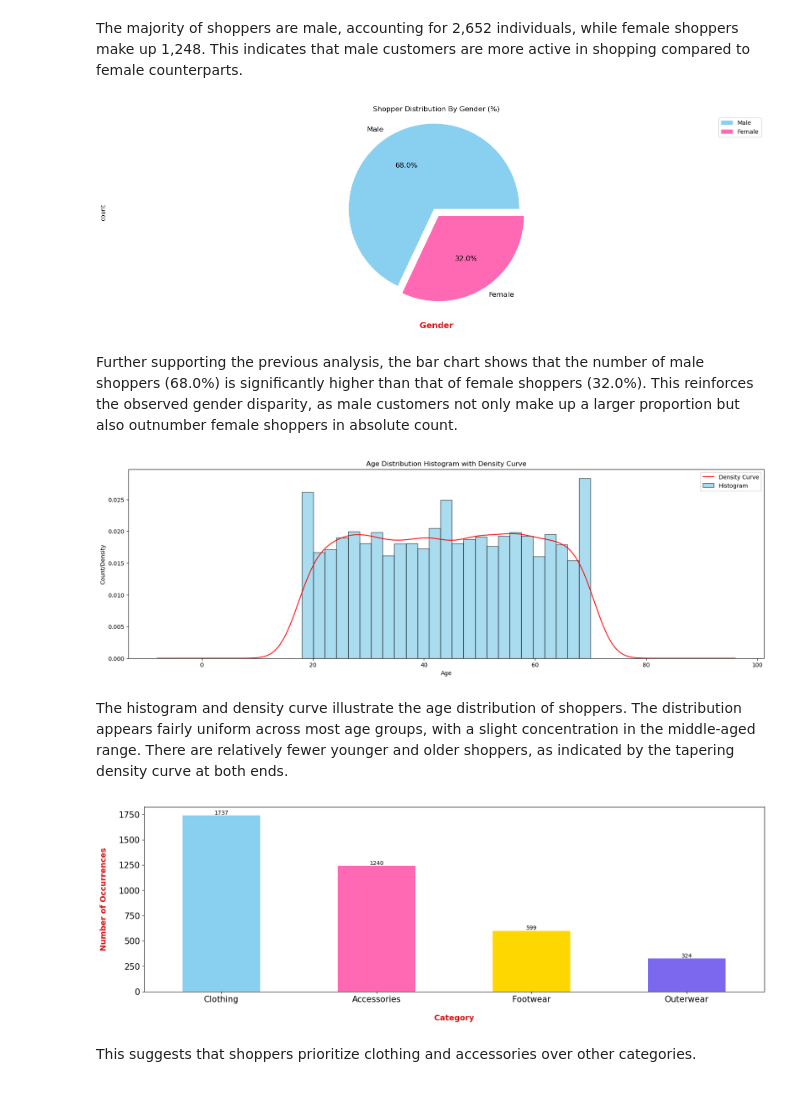
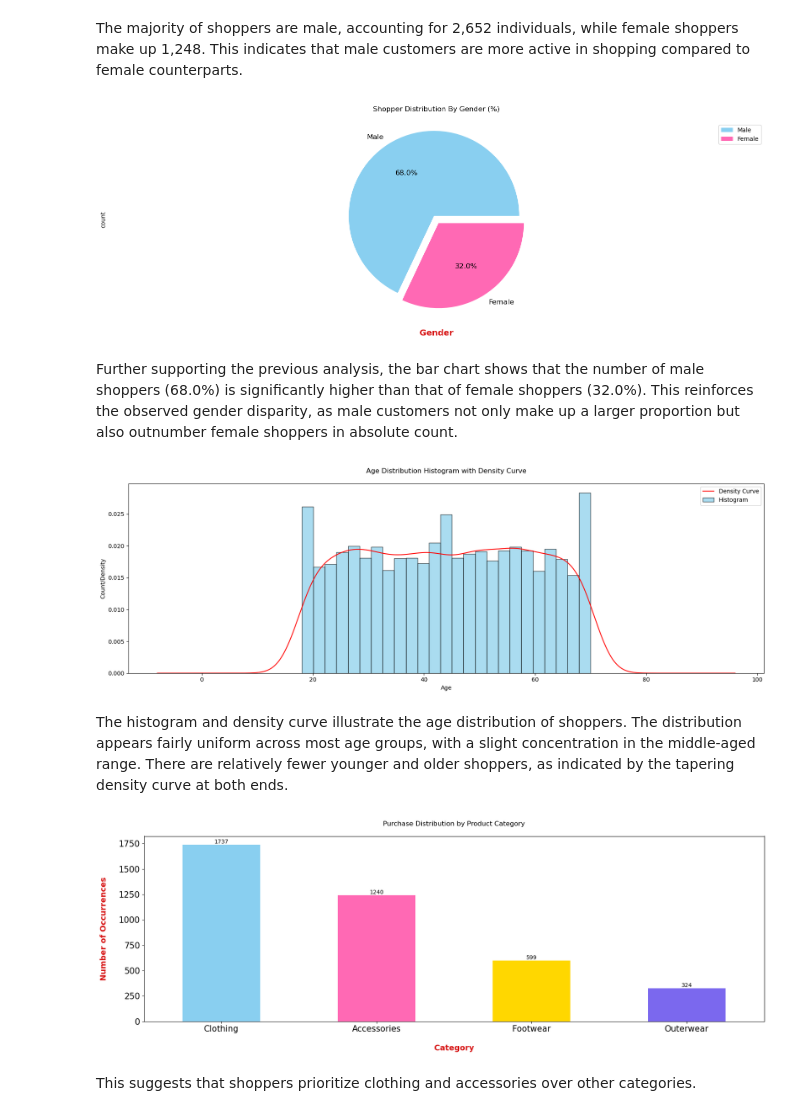
Before and after one commit to noahnoahnoahtran/project18-shopping-trend-analysis, a Jupyter notebook: shopping_trend_analysis.ipynb, the cells around one changed output. Saved outputs shown, nothing was run; the diff lists cells and outputs as text; code cells hidden in the pictures.

```diff
--- a/shopping_trend_analysis.ipynb
+++ b/shopping_trend_analysis.ipynb
@@ -125,10 +125,10 @@ df['Gender'].value_counts().plot(kind = 'pie', fontsize = 12, colors = colors, e
 plt.xlabel('Gender', weight = 'bold', color = '#D71313', fontsize = 14, labelpad = 20)
 plt.axis('equal')
 plt.legend(labels = df['Gender'].value_counts().index, loc = 'best')
-plt.title('Shopper Distribution By Gender (%)')
+plt.title('Shopper Distribution By Gender (%)\n')
 plt.show()
 # %% [output]
-[figure, old version]
+[figure, new version]
 # %% [markdown]
 Further supporting the previous analysis, the bar chart shows that the number of male shoppers (68.0%) is significantly higher than that of female shoppers (32.0%). This reinforces the observed gender disparity, as male customers not only make up a larger proportion but also outnumber female shoppers in absolute count.
 # %%
@@ -138,28 +138,29 @@ ax.hist(df['Age'], bins = 25, edgecolor = 'black', alpha = 0.7, color = 'skyblue
 df['Age'].plot(kind = 'kde', color = 'red', ax = ax)
 ax.set_xlabel('Age')
 ax.set_ylabel('Count/Density')
-ax.set_title('Age Distribution Histogram with Density Curve')
+ax.set_title('Age Distribution Histogram with Density Curve\n')
 ax.legend(['Density Curve', 'Histogram'])
 plt.show()
 # %% [output]
-[figure, old version]
+[figure, new version]
 # %% [markdown]
 The histogram and density curve illustrate the age distribution of shoppers. The distribution appears fairly uniform across most age groups, with a slight concentration in the middle-aged range. There are relatively fewer younger and older shoppers, as indicated by the tapering density curve at both ends.
 # %%
 #Purchase distribution by product category
 plt.figure(figsize = (20, 6))
 ax = df['Category'].value_counts().plot(kind = 'bar', color = colors, rot = 0)
 ax.set_xticklabels = (df['Category'].value_counts().index)
 
 for p in ax.patches:
     ax.annotate(int(p.get_height()), (p.get_x() + 0.25, p.get_height() + 1), ha = 'center', va = 'bottom', color = 'black')
     ax.tick_params(axis = 'both', labelsize = 15)
 
 plt.xlabel('Category', weight = 'bold', color = '#D71313', fontsize = 14, labelpad = 20)
 plt.ylabel('Number of Occurrences', weight = 'bold', color = '#D71313', fontsize = 14, labelpad = 20)
+plt.title('Purchase Distribution by Product Category\n')
 plt.show()
 # %% [output]
-[figure, old version]
+[figure, new version]
 # %% [markdown]
 This suggests that shoppers prioritize clothing and accessories over other categories.
 # %%
```
Also changed, not shown: parts of 7 cells of this notebook.
